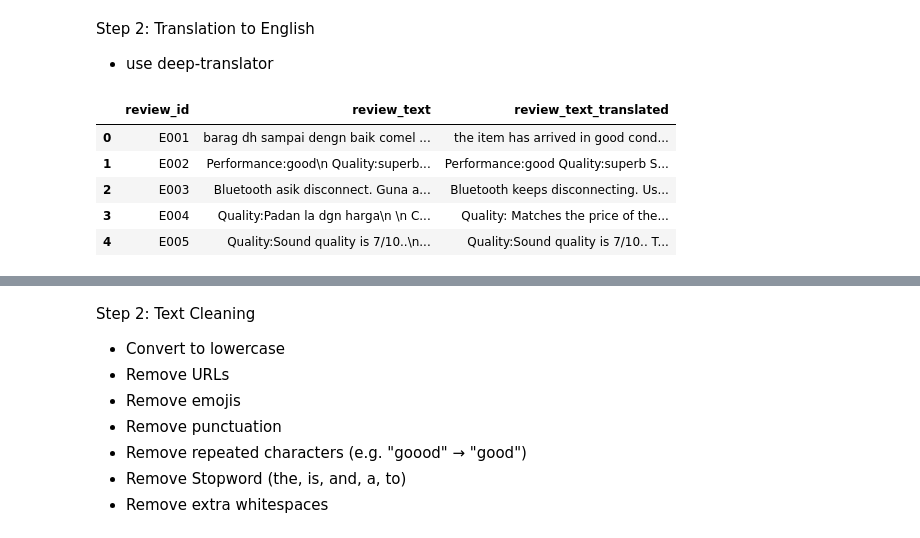
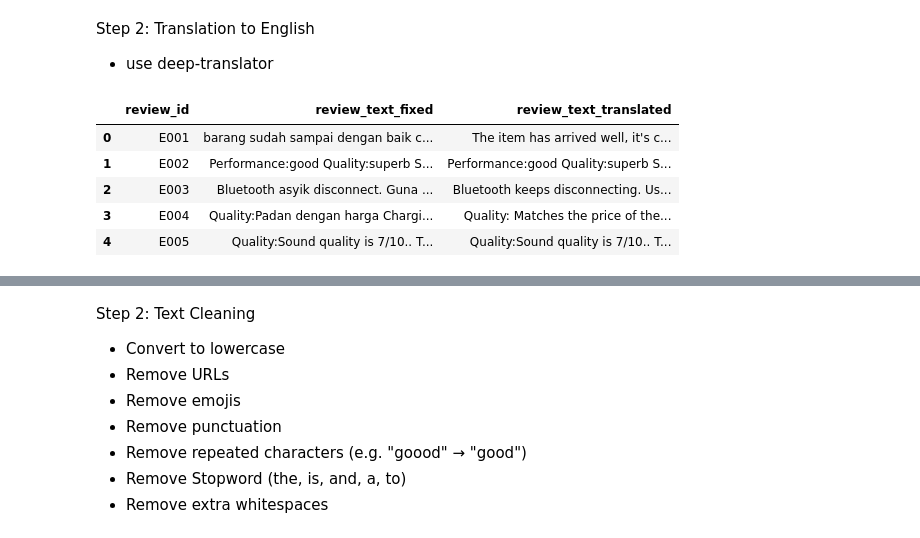
Before and after one commit to pangtengg/ecom-reviews-sentiment-analysis, a Jupyter notebook: preprocessed/data_preprocessing.ipynb, the cells around one changed output, grey strips where cells are left out. Drawn from its saved outputs; the diff is of its cells as text; code cells hidden in the pictures.

```diff
--- a/preprocessed/data_preprocessing.ipynb
+++ b/preprocessed/data_preprocessing.ipynb
@@ -308,5 +409,0 @@ def normalize_slang(text):
-# %%
-# Normalize slang
-df['review_text_fixed'] = df['review_text'].apply(normalize_slang)
-
-df[['review_id', 'review_text', 'review_text_fixed']].head()
@@ -321,60 +411,54 @@ df[['review_id', 'review_text', 'review_text_fixed']].head()
 Step 2: Translation to English
 - use deep-translator
 # %%
-import time
-from deep_translator import GoogleTranslator
-
 def safe_translate(text, max_length=4500, retries=3, delay=2):
-    """Translate text with retry logic and chunking for long texts."""
+    """Translate text to English with retry logic and chunking for long texts."""
     if not isinstance(text, str) or text.strip() == '':
         return text
-
     try:
-        # Split long texts into chunks (Google limit ~5000 chars)
         if len(text) > max_length:
             chunks = [text[i:i+max_length] for i in range(0, len(text), max_length)]
             translated_chunks = []
             for chunk in chunks:
                 for attempt in range(retries):
                     try:
-                        translated_chunks.append(GoogleTranslator(source='auto', target='en').translate(chunk))
-                        time.sleep(delay)  # delay between chunks
+                        translated_chunks.append(
+                            GoogleTranslator(source='auto', target='en').translate(chunk)
+                        )
+                        time.sleep(delay)
                         break
                     except Exception:
                         if attempt < retries - 1:
-                            time.sleep(delay * 2)  # longer wait on retry
+                            time.sleep(delay * 2)
                         else:
-                            translated_chunks.append(chunk)  # keep original if all retries fail
+                            translated_chunks.append(chunk)
             return ' '.join(translated_chunks)
 
-        # Short texts
         for attempt in range(retries):
             try:
-                result = GoogleTranslator(source='auto', target='en').translate(text) # auto detect source language and convert to English
-                time.sleep(0.5)  # small delay between each row
+                result = GoogleTranslator(source='auto', target='en').translate(text)
+                time.sleep(0.5)
                 return result
             except Exception:
                 if attempt < retries - 1:
                     time.sleep(delay * 2)
                 else:
-                    return text  # keep original if all retries fail
-
+                    return text
     except Exception as e:
         print(f"Translation failed: {e}")
-        return text  # keep original on failure
+        return text
 
-# Translate normalized text
 df['review_text_translated'] = df['review_text_fixed'].apply(safe_translate)
 
 # Preview
-df[['review_id', 'review_text', 'review_text_translated']].head()
+df[['review_id', 'review_text_fixed', 'review_text_translated']].head()
 # %% [output]
-|  | review_id | review_text | review_text_translated |
-| 0 | E001 | barag dh sampai dengn baik comel ... | the item has arrived in good cond... |
-| 1 | E002 | Performance:good\n Quality:superb... | Performance:good Quality:superb S... |
-| 2 | E003 | Bluetooth asik disconnect. Guna a... | Bluetooth keeps disconnecting. Us... |
-| 3 | E004 | Quality:Padan la dgn harga\n \n C... | Quality: Matches the price of the... |
-| 4 | E005 | Quality:Sound quality is 7/10..\n... | Quality:Sound quality is 7/10.. T... |
+|  | review_id | review_text_fixed | review_text_translated |
+| 0 | E001 | barang sudah sampai dengan baik c... | The item has arrived well, it's c... |
+| 1 | E002 | Performance:good Quality:superb S... | Performance:good Quality:superb S... |
+| 2 | E003 | Bluetooth asyik disconnect. Guna ... | Bluetooth keeps disconnecting. Us... |
+| 3 | E004 | Quality:Padan dengan harga Chargi... | Quality: Matches the price of the... |
+| 4 | E005 | Quality:Sound quality is 7/10.. T... | Quality:Sound quality is 7/10.. T... |
 # %%
 df.head()
 # %% [output]
```
Also changed, not shown: parts of 12 cells of this notebook, 2 other files.
